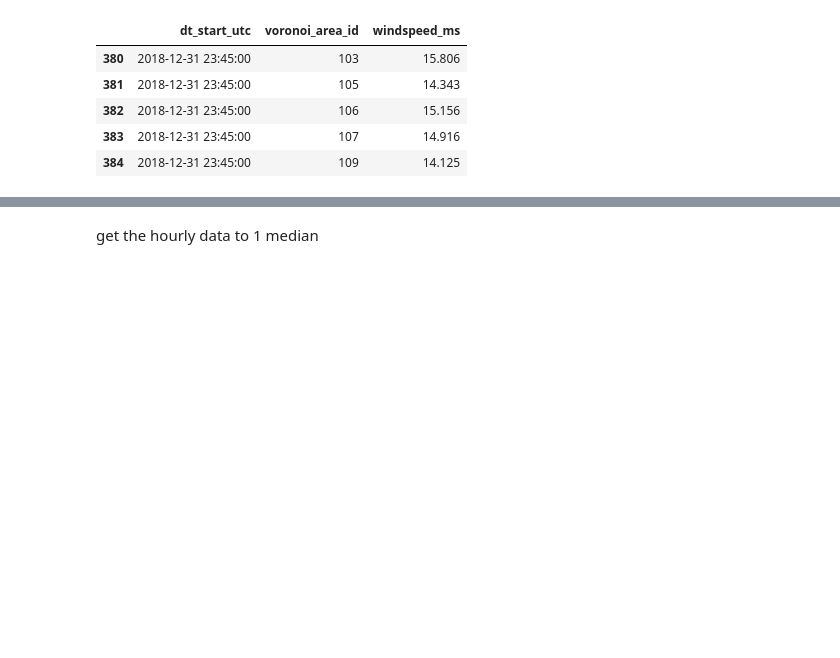
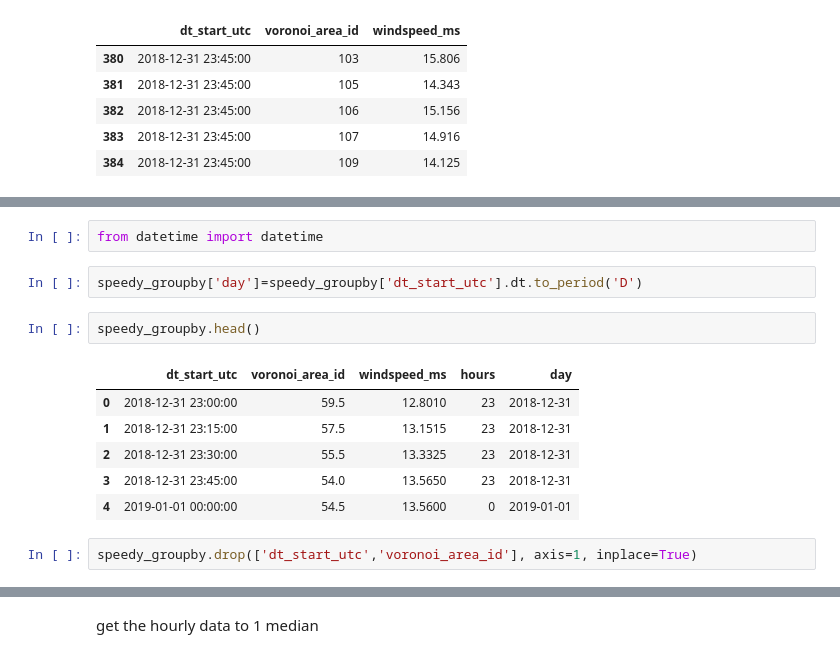
Before and after one commit to Windbenders/capstone_energy, a Jupyter notebook: notebooks/notebook_Katrin.ipynb, the cells around one changed output, grey strips where cells are left out. Cells and saved outputs as stored; diff of their text form; blank space fills up the shorter version.

```diff
--- a/notebooks/notebook_Katrin.ipynb
+++ b/notebooks/notebook_Katrin.ipynb
@@ -371,0 +675,15 @@ speedy_short.tail()
+# %%
+from datetime import datetime
+# %%
+speedy_groupby['day']=speedy_groupby['dt_start_utc'].dt.to_period('D')
+# %%
+speedy_groupby.head()
+# %% [output]
+|  | dt_start_utc | voronoi_area_id | windspeed_ms | hours | day |
+| 0 | 2018-12-31 23:00:00 | 59.5 | 12.8010 | 23 | 2018-12-31 |
+| 1 | 2018-12-31 23:15:00 | 57.5 | 13.1515 | 23 | 2018-12-31 |
+| 2 | 2018-12-31 23:30:00 | 55.5 | 13.3325 | 23 | 2018-12-31 |
+| 3 | 2018-12-31 23:45:00 | 54.0 | 13.5650 | 23 | 2018-12-31 |
+| 4 | 2019-01-01 00:00:00 | 54.5 | 13.5600 | 0 | 2019-01-01 |
+# %%
+speedy_groupby.drop(['dt_start_utc','voronoi_area_id'], axis=1, inplace=True)
```
Also changed, not shown: parts of 68 cells of this notebook.
